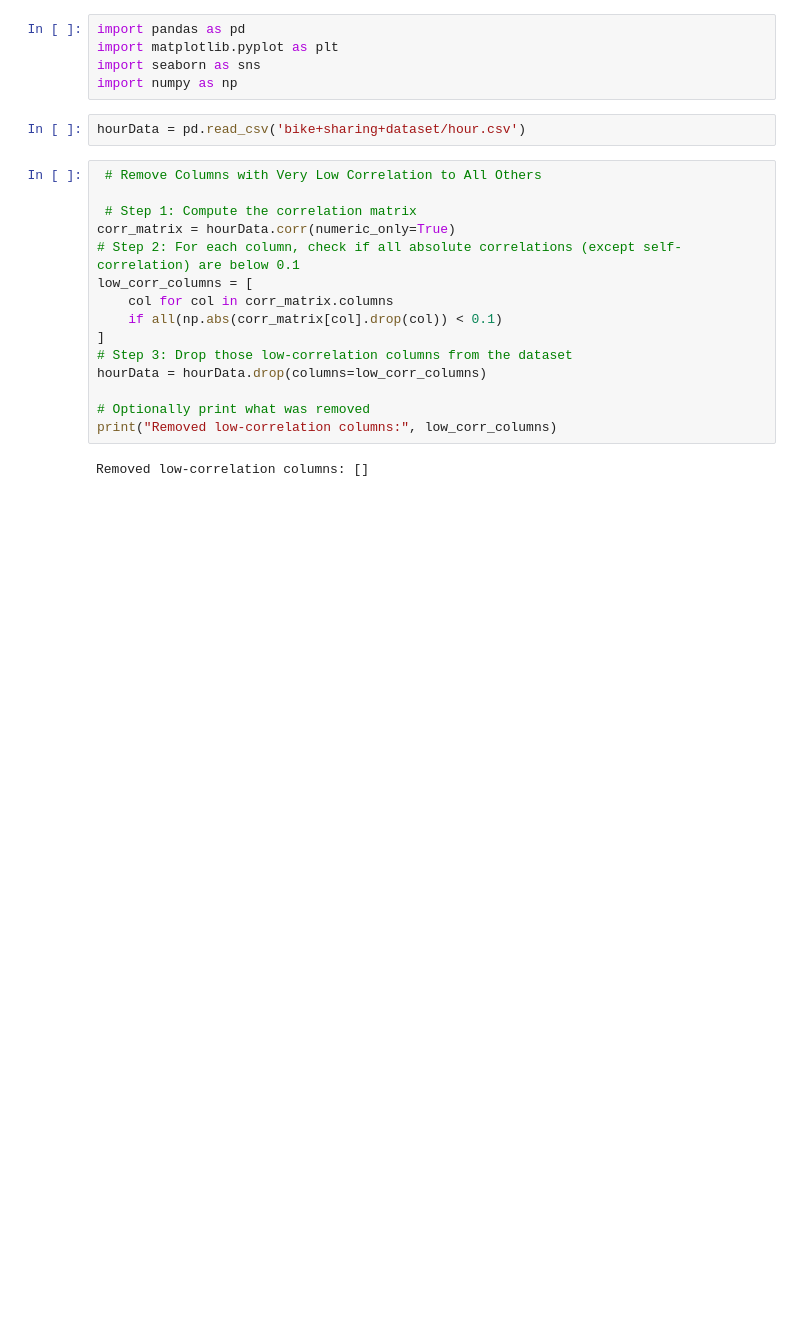
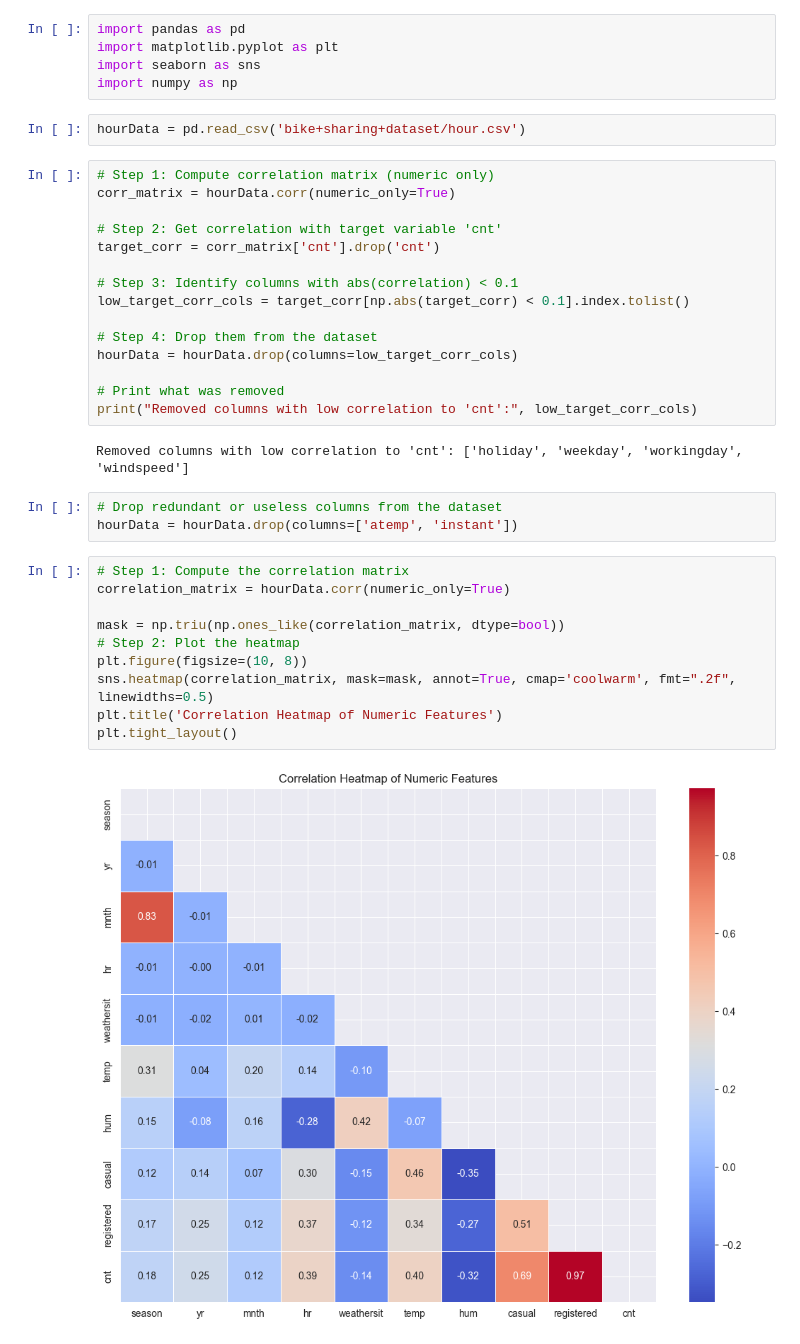
Before and after one commit to Code-Princess/42hn-ml, a Jupyter notebook: part-1/bikeSharing_dataClean.ipynb, the cells around one changed output. Saved outputs shown, nothing was run; the diff lists cells and outputs as text; blank space fills up the shorter version.

Commit message:
/bikeSharing_dataClean.ipynb added

```diff
--- a/part-1/bikeSharing_dataClean.ipynb
+++ b/part-1/bikeSharing_dataClean.ipynb
@@ -6,19 +6,34 @@ import numpy as np
 # %%
 hourData = pd.read_csv('bike+sharing+dataset/hour.csv')
 # %%
- # Remove Columns with Very Low Correlation to All Others
+# Step 1: Compute correlation matrix (numeric only)
+corr_matrix = hourData.corr(numeric_only=True)
 
- # Step 1: Compute the correlation matrix
-corr_matrix = hourData.corr(numeric_only=True)
-# Step 2: For each column, check if all absolute correlations (except self-correlation) are below 0.1
-low_corr_columns = [
-    col for col in corr_matrix.columns
-    if all(np.abs(corr_matrix[col].drop(col)) < 0.1)
-]
-# Step 3: Drop those low-correlation columns from the dataset
-hourData = hourData.drop(columns=low_corr_columns)
+# Step 2: Get correlation with target variable 'cnt'
+target_corr = corr_matrix['cnt'].drop('cnt')
 
-# Optionally print what was removed
-print("Removed low-correlation columns:", low_corr_columns)
+# Step 3: Identify columns with abs(correlation) < 0.1
+low_target_corr_cols = target_corr[np.abs(target_corr) < 0.1].index.tolist()
+
+# Step 4: Drop them from the dataset
+hourData = hourData.drop(columns=low_target_corr_cols)
+
+# Print what was removed
+print("Removed columns with low correlation to 'cnt':", low_target_corr_cols)
 # %% [output]
-Removed low-correlation columns: []
+Removed columns with low correlation to 'cnt': ['holiday', 'weekday', 'workingday', 'windspeed']
+# %%
+# Drop redundant or useless columns from the dataset
+hourData = hourData.drop(columns=['atemp', 'instant'])
+# %%
+# Step 1: Compute the correlation matrix
+correlation_matrix = hourData.corr(numeric_only=True)
+
+mask = np.triu(np.ones_like(correlation_matrix, dtype=bool))
+# Step 2: Plot the heatmap
+plt.figure(figsize=(10, 8))
+sns.heatmap(correlation_matrix, mask=mask, annot=True, cmap='coolwarm', fmt=".2f", linewidths=0.5)
+plt.title('Correlation Heatmap of Numeric Features')
+plt.tight_layout()
+# %% [output]
+[figure, added]
```
Also changed, not shown: 1 other file.
